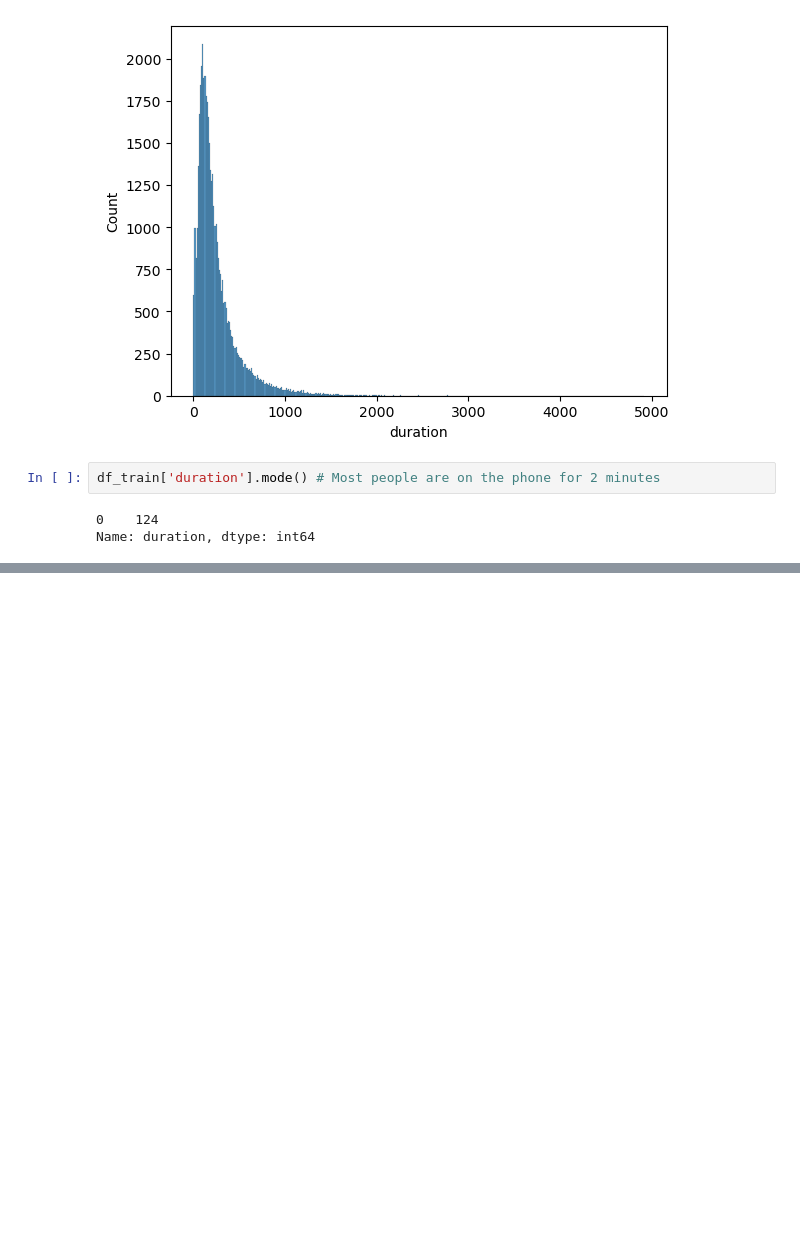
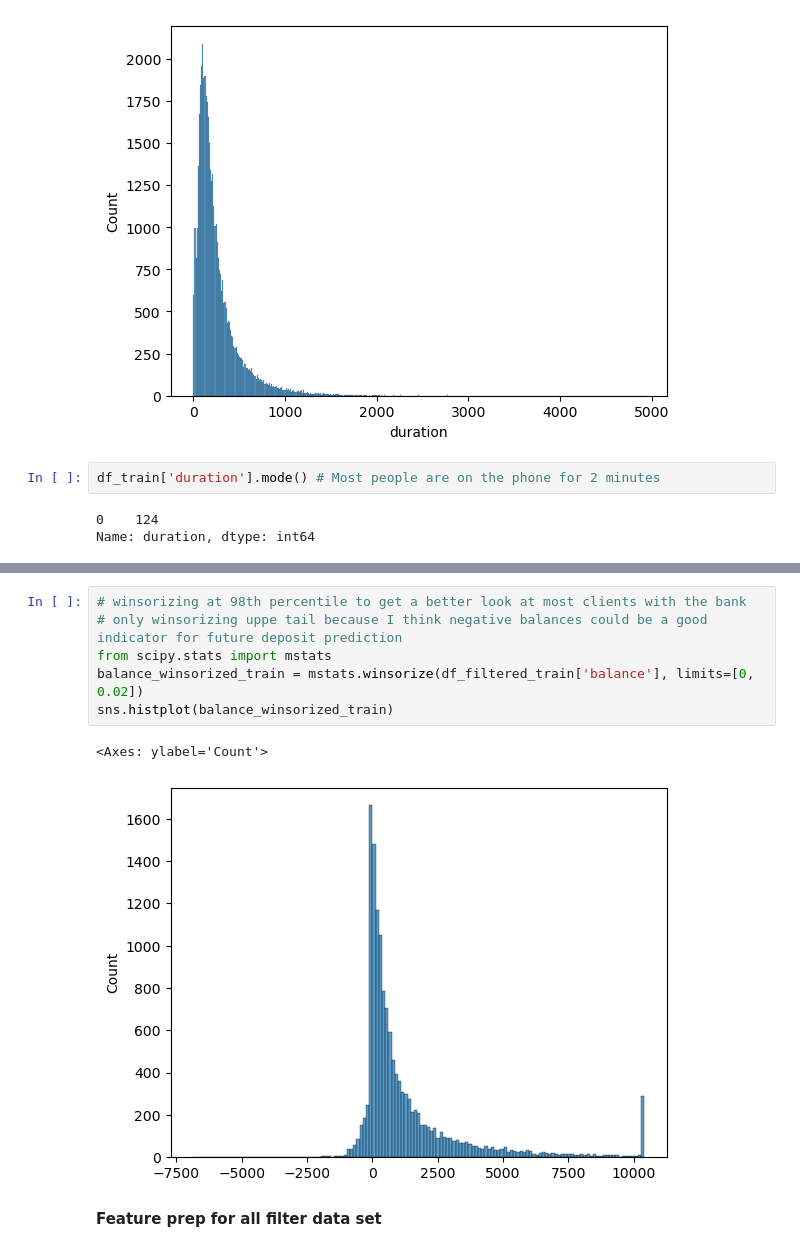
Before and after one commit to lucas-ben/mba-business-analytics, a Jupyter notebook: courses/machine-learning/Assignment 1/Bank Marketing Data/assignment_workbook.ipynb, the cells around one changed output, grey strips where cells are left out. Drawn from its saved outputs; the diff is of its cells as text; blank space fills up the shorter version.

```diff
--- a/courses/machine-learning/Assignment 1/Bank Marketing Data/assignment_workbook.ipynb
+++ b/courses/machine-learning/Assignment 1/Bank Marketing Data/assignment_workbook.ipynb
@@ -326,0 +357,11 @@ Name: duration, dtype: int64
+# %%
+# winsorizing at 98th percentile to get a better look at most clients with the bank
+# only winsorizing uppe tail because I think negative balances could be a good indicator for future deposit prediction
+from scipy.stats import mstats
+balance_winsorized_train = mstats.winsorize(df_filtered_train['balance'], limits=[0, 0.02])
+sns.histplot(balance_winsorized_train)
+# %% [output]
+<Axes: ylabel='Count'>
+[figure, added]
+# %% [markdown]
+**Feature prep for all filter data set**
```
Also changed, not shown: parts of 13 cells of this notebook.
